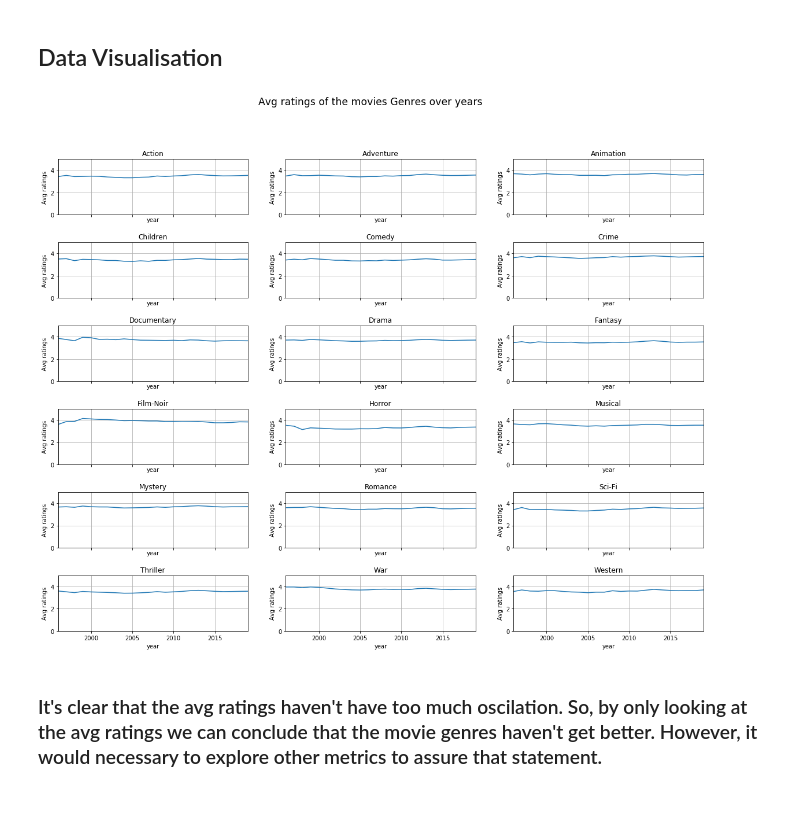
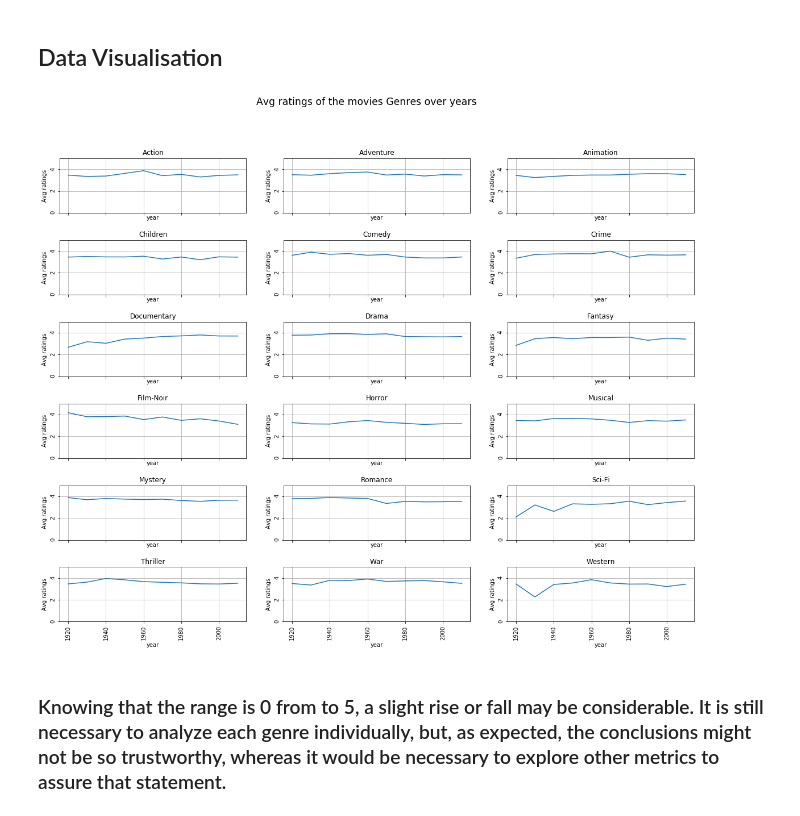
Before and after one commit to JoaoMeneghini/Data_Science_Projects, a Jupyter notebook: MiniProject_PfDS_Course/Analysing Movies.ipynb, the cells around one changed output. Cells and saved outputs as stored; diff of their text form; code cells hidden in the pictures.

Commit message:
Grouping movies by release dates instead of rating dates

```diff
--- a/MiniProject_PfDS_Course/Analysing Movies.ipynb
+++ b/MiniProject_PfDS_Course/Analysing Movies.ipynb
@@ -130,6 +170,7 @@ avg_rating_over_year = pd.DataFrame(index=np.sort(np.array([year for year in yea
 # %%
+# Iterating to get count
 # PS: it needs optimization
 for genre in unique_genres:
-    movie_filter = movie_rating['genres'].str.contains(genre)
-    avg_rating_genre = movie_rating[['datetime','rating']][movie_filter].groupby(years).mean()
-    avg_rating_over_year[genre] = avg_rating_genre
+    movie_filter = movie_rating_valid['genres'].str.contains(genre)
+    avg_rating_genre = movie_rating_valid[['release_year','rating']][movie_filter].groupby('release_year').mean()
+    avg_rating_over_year_mean[genre] = avg_rating_genre
@@ -158,26 +197,37 @@ avg_rating_over_year.dropna(axis=0,inplace=True)
+# %%
+# Dropping rows with null values
+avg_rating_over_year_mean.dropna(axis=0,inplace=True)
+#avg_rating_over_year_count.dropna(axis=0,inplace=True)
+# %%
+# Creating decade groups
+avg_rating_over_year_mean['decade'] = avg_rating_over_year_mean.index.map(lambda x: (int(x)//10*10))
+# %%
+avg_rating_over_decade = avg_rating_over_year_mean.groupby('decade').mean()
 # %% [markdown]
 ## Data Visualisation
 # %%
 subplot_rows = 6
 subplot_columns = 3
 
 fig, axs = plt.subplots(subplot_rows,subplot_columns,figsize=(20,15), sharex=True)
 plt.subplots_adjust(hspace=0.5)
 
 fig.suptitle('Avg ratings of the movies Genres over years', size='xx-large')
 
 genre_count = 0
 
+# Iterating through genres to plot each one in a line graph
 for row in range(subplot_rows):
     for column in range(subplot_columns):
         genre = unique_genres[genre_count]
-        axs[row, column].plot(avg_rating_over_year.index, avg_rating_over_year[genre])
-        axs[row, column].set(xlabel='year', ylabel='Avg ratings', xlim = [1996,2019], ylim=[0,5], title=genre)
+        axs[row, column].plot(avg_rating_over_decade.index, avg_rating_over_decade[genre])
+        axs[row, column].set(xlabel='year', ylabel='Avg ratings', ylim=[0,5], title=genre)
         axs[row, column].grid(True)
+        axs[row, column].tick_params(labelrotation=90)
         genre_count += 1
 
 fig.savefig('behavior_ratings_years.png')
 # %% [output]
-[figure, old version]
+[figure, new version]
-# %% [markdown]
-### It's clear that the avg ratings haven't have too much oscilation. So, by only looking at the avg ratings we can conclude that the movie genres haven't get better. However, it would necessary to explore other metrics to assure that statement.
+# %% [markdown]
+### Knowing that the range is 0 from to 5, a slight rise or fall may be considerable. It is still necessary to analyze each genre individually, but, as expected, the conclusions might not be so trustworthy, whereas it would be necessary to explore other metrics to assure that statement.
```
Also changed, not shown: parts of 16 cells of this notebook, 1 other file.
